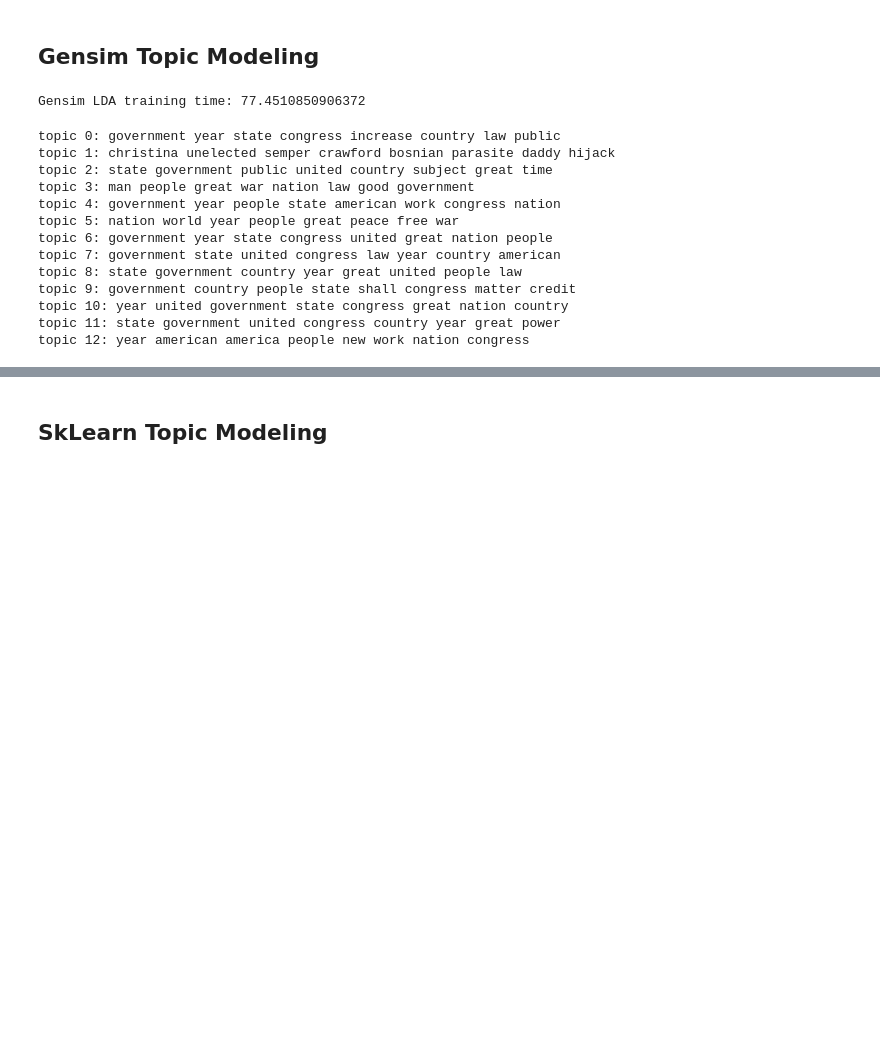
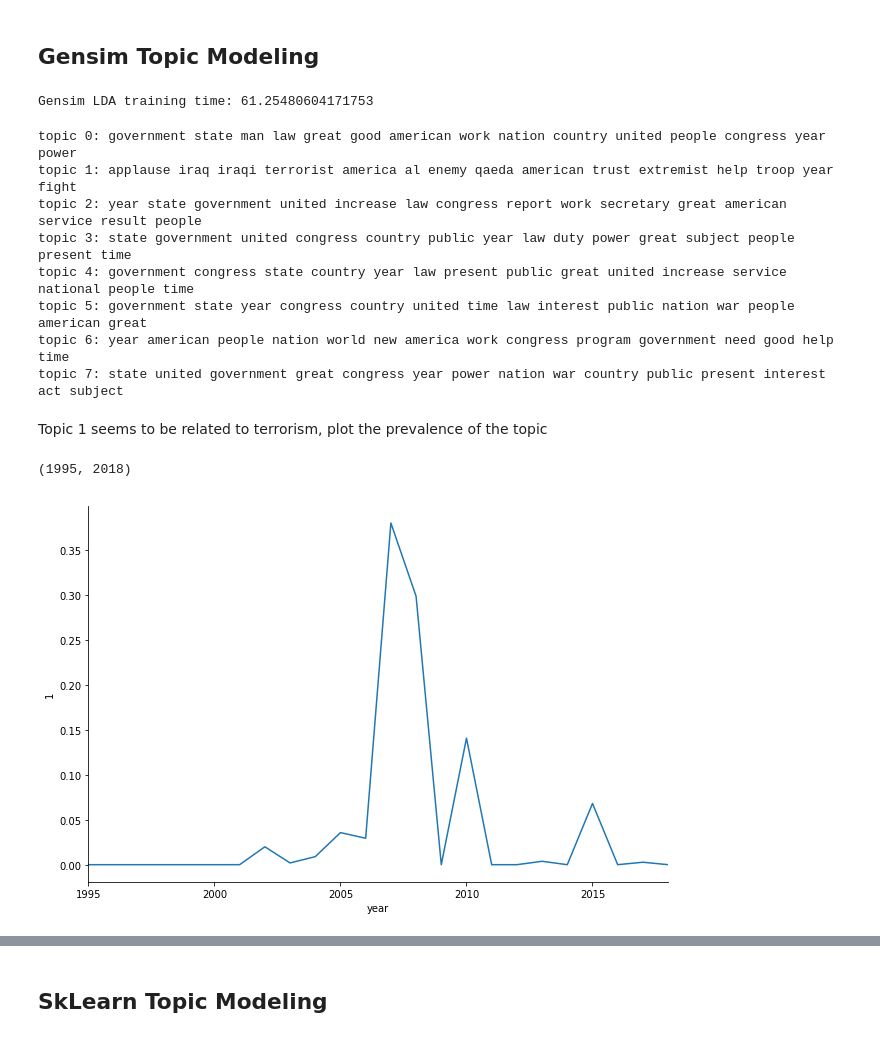
Before and after one commit to jessecambon/Data-Science-Sandbox, a Jupyter notebook: source/state_of_union_v2.ipynb, the cells around one changed output, grey strips where cells are left out. Drawn from its saved outputs; the diff is of its cells as text; code cells hidden in the pictures; blank space fills up the shorter version.

```diff
--- a/source/state_of_union_v2.ipynb
+++ b/source/state_of_union_v2.ipynb
@@ -133,10 +135,10 @@ common_dictionary = Dictionary(tokens)
 gensim_corpus = [common_dictionary.doc2bow(doc) for doc in tokens]
 # %%
 start = time.time()
-gensimLDA = gensim.models.ldamodel.LdaModel(gensim_corpus,num_topics=13,id2word=common_dictionary,passes=20)
+gensimLDA = gensim.models.ldamodel.LdaModel(gensim_corpus,num_topics=8,id2word=common_dictionary,passes=20)
 print('Gensim LDA training time: ' + str(time.time()-start))
 # %% [output]
-Gensim LDA training time: 77.4510850906372
+Gensim LDA training time: 61.25480604171753
 # %%
 # Print the words in each gensim topic without probabilties
 # to show probabilites, just use the gensimModel.show_topics() function
@@ -146,22 +148,17 @@ def print_gensim_topics(gensimModel,n_words):
         # Grab words that are in double quotes (ie. strip out probabilities)
         print('topic ' + str(n) + ": " + " ".join(re.findall(r'"(.*?)"', topic[1])))
 
-print_gensim_topics(gensimLDA,8)
+print_gensim_topics(gensimLDA,15)
 #gensimLDA.show_topics()
 # %% [output]
-topic 0: government year state congress increase country law public
-topic 1: christina unelected semper crawford bosnian parasite daddy hijack
-topic 2: state government public united country subject great time
-topic 3: man people great war nation law good government
-topic 4: government year people state american work congress nation
-topic 5: nation world year people great peace free war
-topic 6: government year state congress united great nation people
-topic 7: government state united congress law year country american
-topic 8: state government country year great united people law
-topic 9: government country people state shall congress matter credit
-topic 10: year united government state congress great nation country
-topic 11: state government united congress country year great power
-topic 12: year american america people new work nation congress
+topic 0: government state man law great good american work nation country united people congress year power
+topic 1: applause iraq iraqi terrorist america al enemy qaeda american trust extremist help troop year fight
+topic 2: year state government united increase law congress report work secretary great american service result people
+topic 3: state government united congress country public year law duty power great subject people present time
+topic 4: government congress state country year law present public great united increase service national people time
+topic 5: government state year congress country united time law interest public nation war people american great
+topic 6: year american people nation world new america work congress program government need good help time
+topic 7: state united government great congress year power nation war country public present interest act subject
 # %%
 doc_top_proportions = [ gensimLDA.get_document_topics(doc,minimum_probability=0) for doc in gensim_corpus ]
 doc_top_probs = pd.DataFrame([[prob for (topic, prob) in prob_tuple] for prob_tuple in doc_top_proportions])
@@ -169,3 +167,11 @@ doc_top_probs['MostCommonTopic'] = doc_top_probs.idxmax(axis=1)
+# %% [markdown]
+Topic 1 seems to be related to terrorism, plot the prevalence of the topic
+# %%
+sns.relplot(x="year",y=1, data=doc_top_probs,kind="line",height=6,aspect=1.5)
+plt.xlim(1995,2018)
+# %% [output]
+(1995, 2018)
+[figure, added]
 # %%
 tidy_count(doc_top_probs,'MostCommonTopic')
 # %% [output]
```
Also changed, not shown: parts of 20 cells of this notebook.
